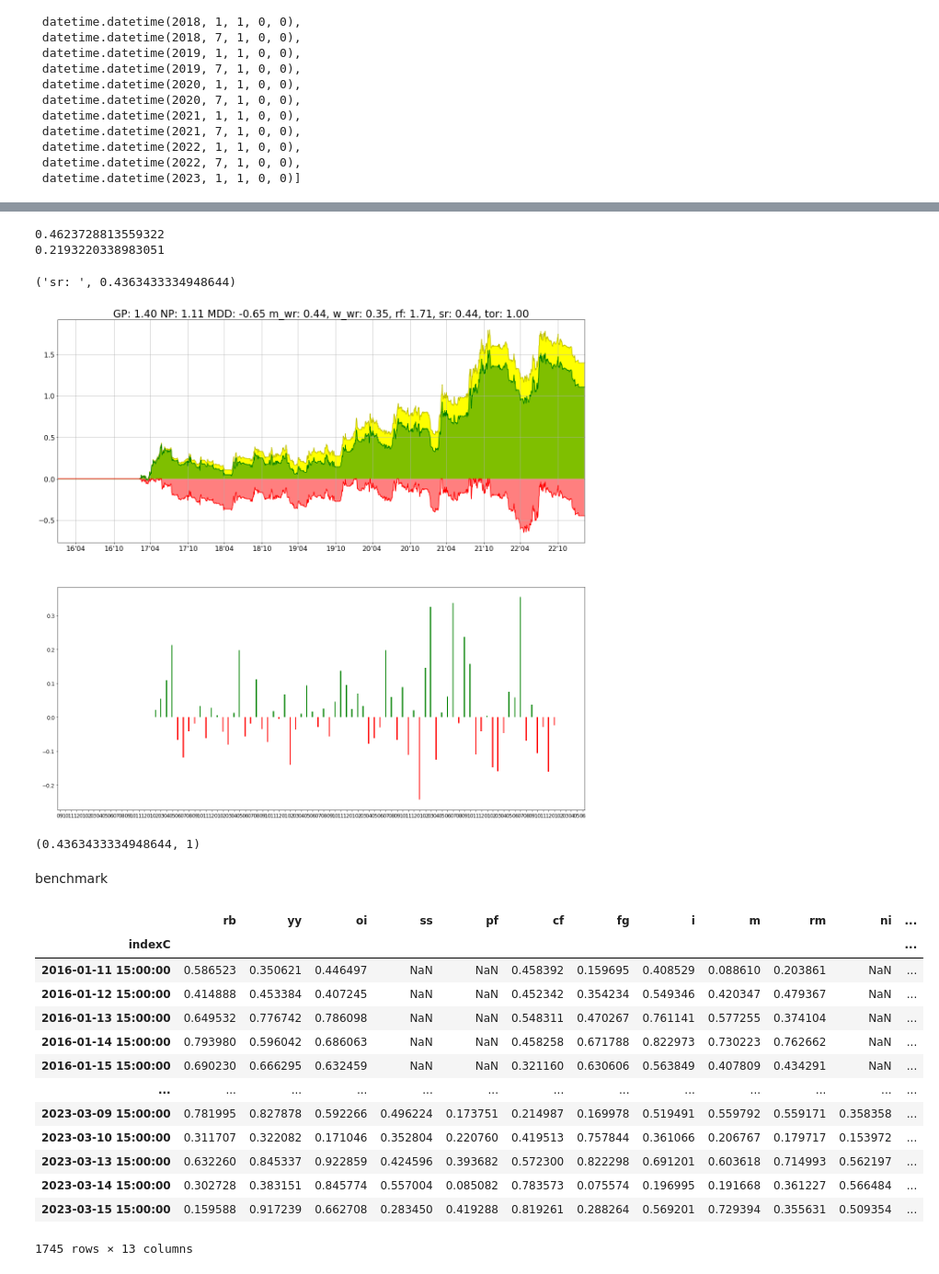
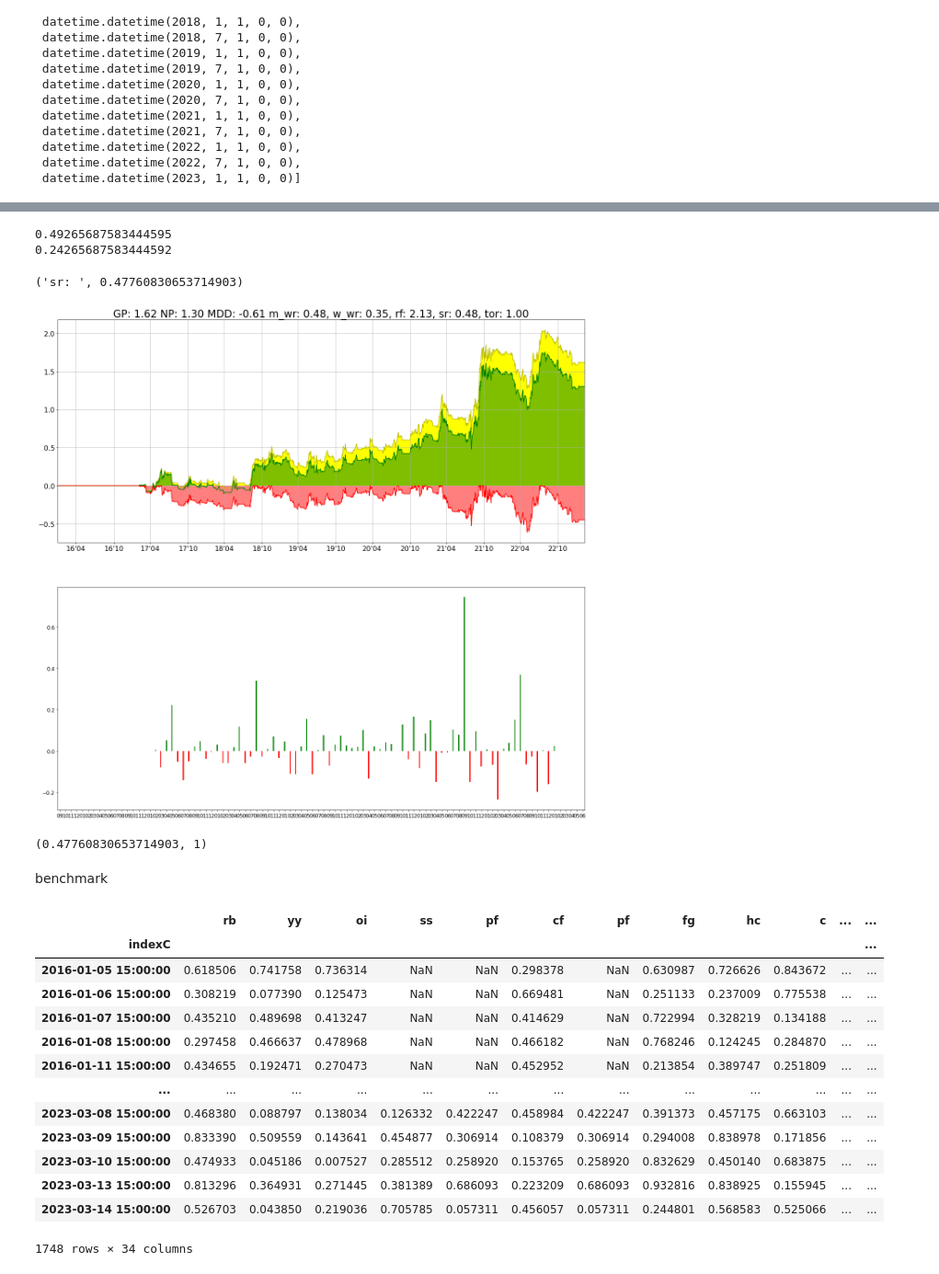
Before and after one commit to shouyangnieer/evolution_lab, a Jupyter notebook: project_ctaintern/CTA_Demo/factor_ts_copula_demo.ipynb, the cells around one changed output, grey strips where cells are left out. Shown at 92% size. Saved outputs shown, nothing was run; the diff lists cells and outputs as text; code cells hidden in the pictures.

```diff
--- a/project_ctaintern/CTA_Demo/factor_ts_copula_demo.ipynb
+++ b/project_ctaintern/CTA_Demo/factor_ts_copula_demo.ipynb
@@ -766,11 +784,23 @@ def train_module_short(dates_list,data,arbtwo_list=arbtwo_list):
 # %%
 
+''''多进程'''
 def train_module_short_mp(dates_list,data,arbtwo_list,n_processes=18):
 
     paras = [[dates_list[i],dates_list[i+1]] for i in range(len(dates_list)) if dates_list[i] != datetime.datetime(2023,1,1)]
 
     d = eu.multiprocess(Copulas_MPI,paras,n_processes = min(n_processes,len(paras)),data=data,arbtwo_list=arbtwo_list)
-    MIv_short = [d[i][0] for i in range(len(d))]
-    MIu_short = [d[i][1] for i in range(len(d))]
+    MIu_short = [d[i][0] for i in range(len(d))]
+    MIv_short = [d[i][1] for i in range(len(d))]
 
     return MIv_short, MIu_short
+
+
+def train_module_long_mp(dates_list,data,arbtwo_list,n_processes=18):
+
+    paras = [[dates_list[0],dates_list[i+1]] for i in range(len(dates_list)) if dates_list[i] != datetime.datetime(2023,1,1)]
+
+    d = eu.multiprocess(Copulas_MPI,paras,n_processes = min(n_processes,len(paras)),data=data,arbtwo_list=arbtwo_list)
+    MIu_long = [d[i][0] for i in range(len(d))]
+    MIv_long = [d[i][1] for i in range(len(d))]
+
+    return MIv_long, MIu_long
@@ -1000,7 +966,7 @@ factordf3 = (factordf1-0.5).rolling(16).sum()
 factordf4 = (factordf2-0.5).rolling(16).sum()
 
 
-factordf =  factordf3
+factordf =  factordf3-factordf4
 
 
 a,b,npsdf_ts_sig_1,nfactordf_ts_sig_1 = mltool.FactorPerform_TSS(factordf, ydf_dict, y_show, if_jy, cuts, ifqcut, startdate, enddate, nameflag_='[TS]', scomms=[], plt_groups=[], if_plot_all=False, if_plot_ls=True, if_savefig=False, figpath=figpath)
@@ -1034,8 +1000,8 @@ print(mltool.CalculateTur(pairs_ps_1))
 pairs_ps = pairs_ps_1.rolling(4).mean()
 print(mltool.CalculateTur(pairs_ps))
 # %% [output]
-0.4623728813559322
-0.2193220338983051
+0.49265687583444595
+0.24265687583444592
 # %%
 dfbkt = None
 
@@ -1061,9 +1027,9 @@ dfbkt = dfbkt/ len(arbtwo_list)
 comms_bkt = []
 mltool.PlotPerformance(dfbkt, comms_bkt, figpath, nameflag_='BKT-average', enddate=datetime.datetime(2016,1,1))
 # %% [output]
-('sr: ', 0.4363433334948644)
+('sr: ', 0.47760830653714903)
-[figure, old version]
+[figure, new version]
-(0.4363433334948644, 1)
+(0.47760830653714903, 1)
 # %% [markdown]
 benchmark
 # %%
@@ -1122,27 +1093,33 @@ def get_factor_copula(dates_list,data,factorname = 'MIv',name=name_1):
 # %%
-data_1 = {'C_1':(data_index['C_1'] - data_index['C_1'].shift(1))/data_index['C_1'].shift(1),'C_2':(data_index['C_1'] - data_index['C_1'].rolling(6).mean())/data_index['C_1'].rolling(6).mean()}
-data_2 = {'C_1':(data_index['C_2'] - data_index['C_2'].shift(1))/data_index['C_2'].shift(1),'C_2':(data_index['C_2'] - data_index['C_2'].rolling(6).mean())/data_index['C_1'].rolling(6).mean()}
+# data_1 = {'C_1':(data_index['C_1'] - data_index['C_1'].shift(1))/data_index['C_1'].shift(1),'C_2':(data_index['C_1'] - data_index['C_1'].rolling(6).mean())/data_index['C_1'].rolling(6).mean()}
+# data_2 = {'C_1':(data_index['C_2'] - data_index['C_2'].shift(1))/data_index['C_2'].shift(1),'C_2':(data_index['C_2'] - data_index['C_2'].rolling(6).mean())/data_index['C_1'].rolling(6).mean()}
+
+
+data_1 = {'C_1':(data_index['C_1'] - data_index['C_1'].shift(1))/data_index['C_1'].shift(1),'C_2':((data_index['C_1'] - data_index['C_1'].shift(1))/data_index['C_1'].shift(1)).shift(-1)}
+data_2 = {'C_1':(data_index['C_2'] - data_index['C_2'].shift(1))/data_index['C_2'].shift(1),'C_2':((data_index['C_2'] - data_index['C_2'].shift(1))/data_index['C_2'].shift(1)).shift(-1)}
+
+MIv_short, MIu_short= train_module_short_mp(dates_list_1,data=data_1,arbtwo_list=arbtwo_list,n_processes=50)
+MIv_1 = get_factor_copula(dates_list_1,MIv_short,name=name_1)
+
+MIv_short, MIu_short= train_module_short_mp(dates_list_1,data=data_2,arbtwo_list=arbtwo_list,n_processes=50)
+MIv_2 = get_factor_copula(dates_list_1,MIv_short,name=name_2)
-# %%
-MIv_1 = get_factor_copula(dates_list_1,data_1,name=name_1)
-MIv_2 = get_factor_copula(dates_list_1,data_2,name=name_2)
 # %%
 MIv = pd.concat([MIv_1,MIv_2],axis=1)
-MIv = MIv.loc[:, ~MIv.columns.duplicated()]
 MIv
 # %% [output]
-|  | rb | yy | oi | ss | pf | cf | fg | i | m | rm | ni | ... |
+|  | rb | yy | oi | ss | pf | cf | pf | fg | hc | c | ... | ... |
 | indexC |  |  |  |  |  |  |  |  |  |  |  | ... |
-| 2016-01-11 15:00:00 | 0.586523 | 0.350621 | 0.446497 | NaN | NaN | 0.458392 | 0.159695 | 0.408529 | 0.088610 | 0.203861 | NaN | ... |
-| 2016-01-12 15:00:00 | 0.414888 | 0.453384 | 0.407245 | NaN | NaN | 0.452342 | 0.354234 | 0.549346 | 0.420347 | 0.479367 | NaN | ... |
-| 2016-01-13 15:00:00 | 0.649532 | 0.776742 | 0.786098 | NaN | NaN | 0.548311 | 0.470267 | 0.761141 | 0.577255 | 0.374104 | NaN | ... |
-| 2016-01-14 15:00:00 | 0.793980 | 0.596042 | 0.686063 | NaN | NaN | 0.458258 | 0.671788 | 0.822973 | 0.730223 | 0.762662 | NaN | ... |
-| 2016-01-15 15:00:00 | 0.690230 | 0.666295 | 0.632459 | NaN | NaN | 0.321160 | 0.630606 | 0.563849 | 0.407809 | 0.434291 | NaN | ... |
+| 2016-01-05 15:00:00 | 0.618506 | 0.741758 | 0.736314 | NaN | NaN | 0.298378 | NaN | 0.630987 | 0.726626 | 0.843672 | ... | ... |
+| 2016-01-06 15:00:00 | 0.308219 | 0.077390 | 0.125473 | NaN | NaN | 0.669481 | NaN | 0.251133 | 0.237009 | 0.775538 | ... | ... |
+| 2016-01-07 15:00:00 | 0.435210 | 0.489698 | 0.413247 | NaN | NaN | 0.414629 | NaN | 0.722994 | 0.328219 | 0.134188 | ... | ... |
+| 2016-01-08 15:00:00 | 0.297458 | 0.466637 | 0.478968 | NaN | NaN | 0.466182 | NaN | 0.768246 | 0.124245 | 0.284870 | ... | ... |
+| 2016-01-11 15:00:00 | 0.434655 | 0.192471 | 0.270473 | NaN | NaN | 0.452952 | NaN | 0.213854 | 0.389747 | 0.251809 | ... | ... |
 | ... | ... | ... | ... | ... | ... | ... | ... | ... | ... | ... | ... | ... |
-| 2023-03-09 15:00:00 | 0.781995 | 0.827878 | 0.592266 | 0.496224 | 0.173751 | 0.214987 | 0.169978 | 0.519491 | 0.559792 | 0.559171 | 0.358358 | ... |
-| 2023-03-10 15:00:00 | 0.311707 | 0.322082 | 0.171046 | 0.352804 | 0.220760 | 0.419513 | 0.757844 | 0.361066 | 0.206767 | 0.179717 | 0.153972 | ... |
-| 2023-03-13 15:00:00 | 0.632260 | 0.845337 | 0.922859 | 0.424596 | 0.393682 | 0.572300 | 0.822298 | 0.691201 | 0.603618 | 0.714993 | 0.562197 | ... |
-| 2023-03-14 15:00:00 | 0.302728 | 0.383151 | 0.845774 | 0.557004 | 0.085082 | 0.783573 | 0.075574 | 0.196995 | 0.191668 | 0.361227 | 0.566484 | ... |
-| 2023-03-15 15:00:00 | 0.159588 | 0.917239 | 0.662708 | 0.283450 | 0.419288 | 0.819261 | 0.288264 | 0.569201 | 0.729394 | 0.355631 | 0.509354 | ... |
+| 2023-03-08 15:00:00 | 0.468380 | 0.088797 | 0.138034 | 0.126332 | 0.422247 | 0.458984 | 0.422247 | 0.391373 | 0.457175 | 0.663103 | ... | ... |
+| 2023-03-09 15:00:00 | 0.833390 | 0.509559 | 0.143641 | 0.454877 | 0.306914 | 0.108379 | 0.306914 | 0.294008 | 0.838978 | 0.171856 | ... | ... |
+| 2023-03-10 15:00:00 | 0.474933 | 0.045186 | 0.007527 | 0.285512 | 0.258920 | 0.153765 | 0.258920 | 0.832629 | 0.450140 | 0.683875 | ... | ... |
+| 2023-03-13 15:00:00 | 0.813296 | 0.364931 | 0.271445 | 0.381389 | 0.686093 | 0.223209 | 0.686093 | 0.932816 | 0.838925 | 0.155945 | ... | ... |
+| 2023-03-14 15:00:00 | 0.526703 | 0.043850 | 0.219036 | 0.705785 | 0.057311 | 0.456057 | 0.057311 | 0.244801 | 0.568583 | 0.525066 | ... | ... |
-1745 rows × 13 columns
+1748 rows × 34 columns
 # %%
 # MIv.plot(figsize=(32,9))
```
Also changed, not shown: parts of 19 cells of this notebook, 5 other files.
